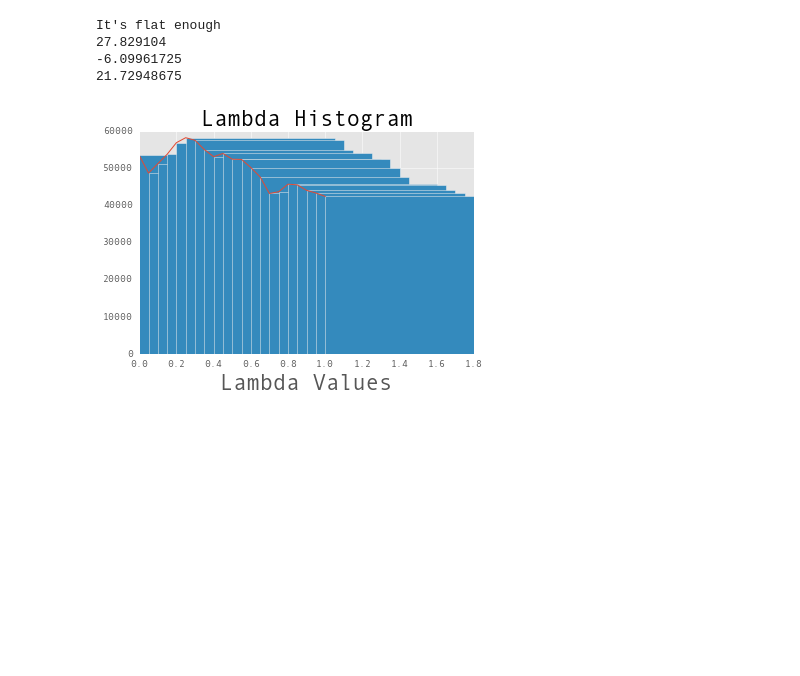
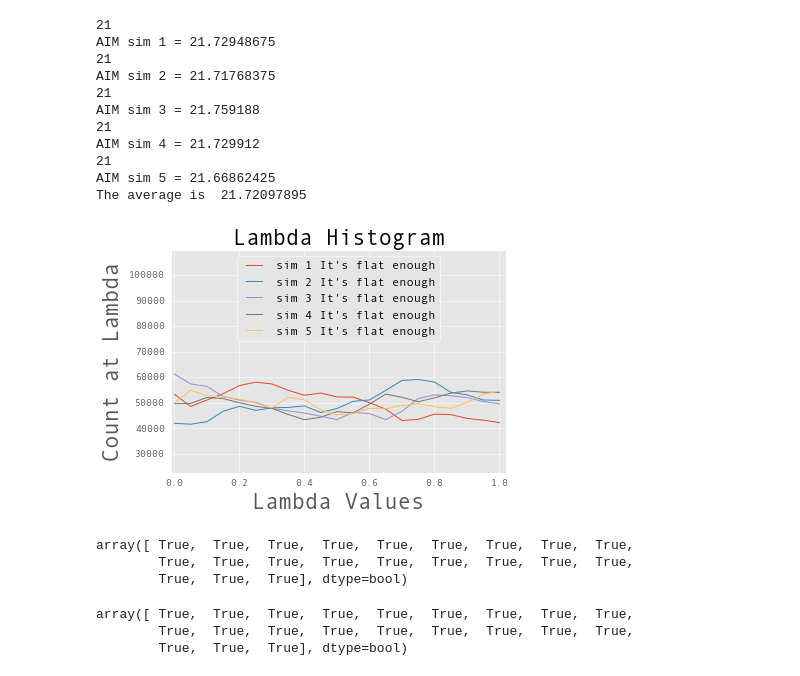
Before and after one commit to bioSandMan/gmx514, a Jupyter notebook: Gromacs514AIM.ipynb, the cells around one changed output. Cells and saved outputs as stored; diff of their text form; code cells hidden in the pictures; blank space fills up the shorter version.

```diff
--- a/Gromacs514AIM.ipynb
+++ b/Gromacs514AIM.ipynb
@@ -49,11 +49,15 @@ This output is generated by Gromacs with AIM in the log file.
 
 For each log output I extract the output using bash cli:
 
-$tail -135 out01.log | grep -A 24 "MC-lambda" | tr -d '<<'
+for i in 1 2 3 4 5;
+do;
+$tail -135 out0$i.log | grep -A 24 "MC-lambda" | tr -d '<<' >> aimgpu0$i.out;
+done
 
+I then moved the files over to my laptop and made sure the format was correct.
 
 """
-def get_AIM(file_in, coulLambdas, vdw):
+def get_AIM(file_in, coulLambdas, vdwLambdas,label):
     # import the copied averages from the AIM simu
     location = file_in
     myDeltaG = pd.read_csv(
@@ -86,36 +90,55 @@ def get_AIM(file_in, coulLambdas, vdw):
     # minimum entry is no less than 80% of its average value.
     ###############################################################################
 
-    dfnum = myDeltaG.Count
+    dfnum = np.array(myDeltaG.Count)
+    print len(dfnum)
     flatness = 100*(min(dfnum)/np.average(dfnum))
     if flatness > 80:
-        print ("It's flat enough")
+        flat = "It's flat enough"
+    else:
+        flat = "Not flat enough"
 
     # get the total and print it out
-    print myCoulAIM
-    print myVDWAIM
-    print AIMTotal
+    #print myCoulAIM
+    #print myVDWAIM
+    #print AIMTotal
 
     plt.figure
     plt.title("Lambda Histogram", fontsize=22)
     plt.grid(True)
     plt.xlabel("Lambda Values", fontsize=22)
+    plt.ylabel("Count at Lambda", fontsize=22)
+    plt.xlim(-0.01,1.02)
+    plt.ylim(0.5*min(dfnum),2*max(dfnum))
     x = np.linspace(0,1,len(dfnum))
     y = dfnum
+    plt.plot(x, y,label="sim "+label+" "+flat)
+    legend = plt.legend(loc='upper center')
 
-    plt.plot(x, y,label="Lambda Histogram");
-    plt.bar(x,y, label="Lambda Histogram");
+    return AIMTotal
 # %%
 # need the lambda arrays
 coulLambdas = np.array([0.0, 0.2, 0.4, 0.6, 0.8, 1.0, 1.0, 1.0, 1.0, 1.0, 1.0, 1.0, 1.0, 1.0, 1.0, 1.0, 1.0, 1.0, 1.0, 1.0, 1.0])
 vdwLambdas = np.array([0.0, 0.0, 0.0, 0.0, 0.0, 0.0, 0.1, 0.2, 0.3, 0.4, 0.5, 0.55, 0.6, 0.65, 0.7, 0.75, 0.8, 0.85, 0.9, 0.95, 1.0])
 
-file_in = "aimgpu.log"
+totals = []
+for i in range(5):
+    file_in = "aimgpu0"+str(i+1)+".out"
+    aim = get_AIM(file_in, coulLambdas,vdwLambdas,str(i+1))
+    print "AIM sim "+str(i+1)+" = "+str(aim)
+    totals.append(aim)
 
-get_AIM(file_in, coulLambdas,vdwLambdas)
+print "The average is ",np.array(totals).mean()
 # %% [output]
-It's flat enough
-27.829104
--6.09961725
-21.72948675
+21
+AIM sim 1 = 21.72948675
+21
+AIM sim 2 = 21.71768375
+21
+AIM sim 3 = 21.759188
+21
+AIM sim 4 = 21.729912
+21
+AIM sim 5 = 21.66862425
+The average is  21.72097895
-[figure, old version]
+[figure, new version]
@@ -121,0 +151,12 @@ It's flat enough
+# %%
+coul_lambdas == coulLambdas
+# %% [output]
+array([ True,  True,  True,  True,  True,  True,  True,  True,  True,
+        True,  True,  True,  True,  True,  True,  True,  True,  True,
+        True,  True,  True], dtype=bool)
+# %%
+vdw_lambdas == vdwLambdas
+# %% [output]
+array([ True,  True,  True,  True,  True,  True,  True,  True,  True,
+        True,  True,  True,  True,  True,  True,  True,  True,  True,
+        True,  True,  True], dtype=bool)
```
Also changed, not shown: parts of 1 cell of this notebook.
